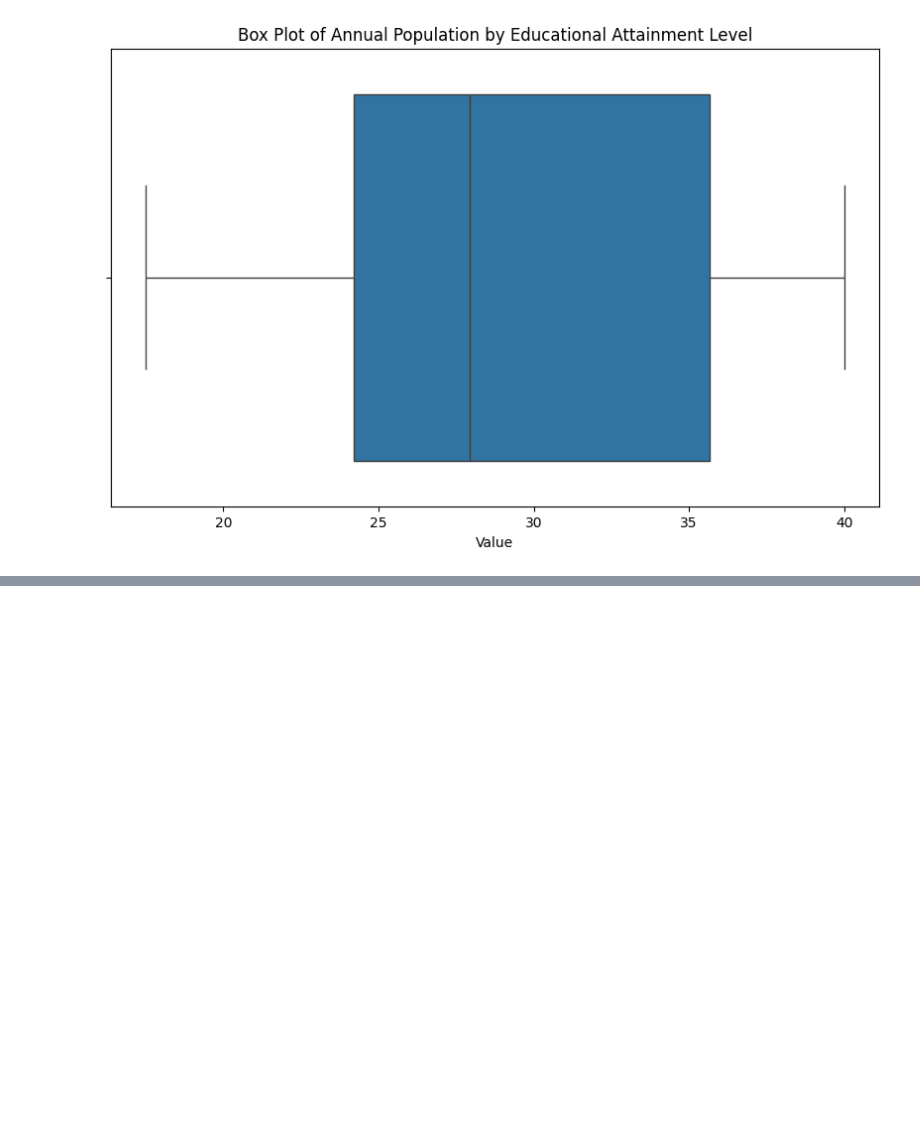
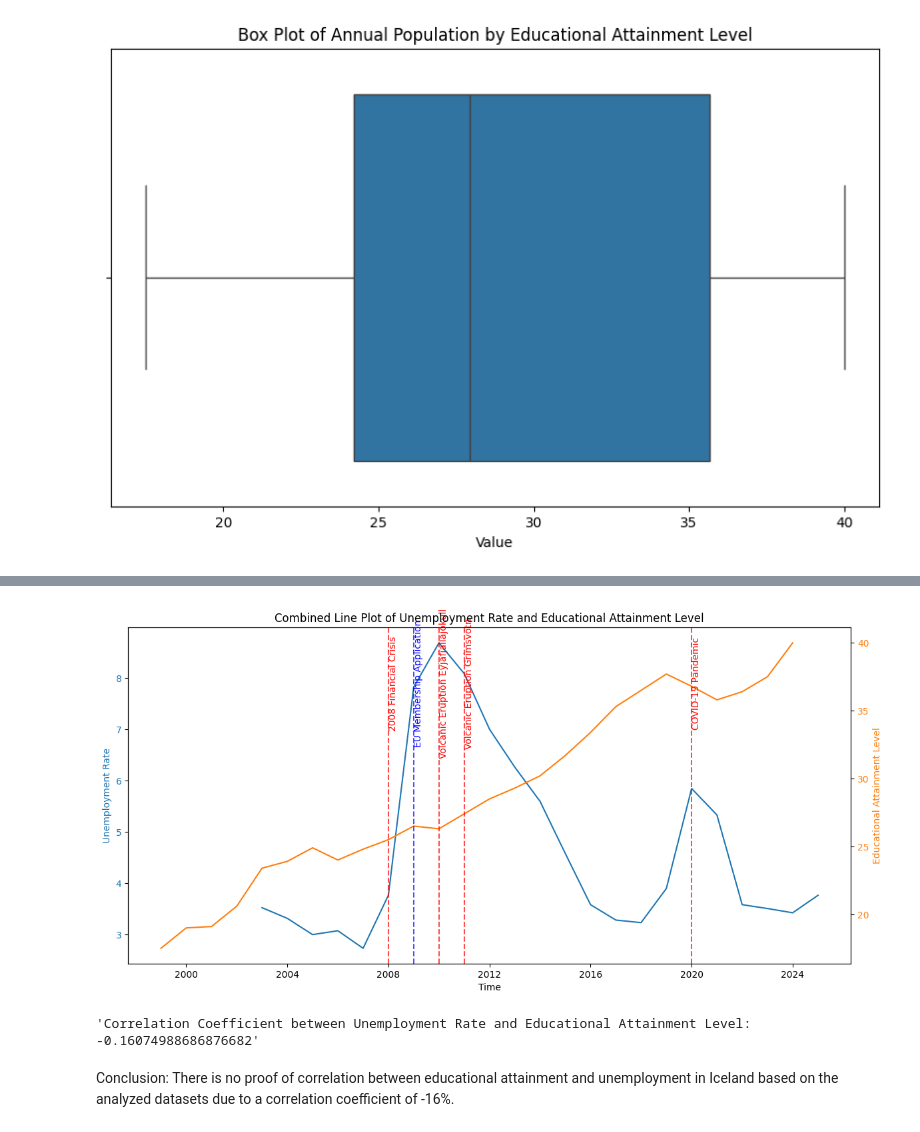
Before and after one commit to muffindud/iceland-data-analysis, a Jupyter notebook: main.ipynb, the cells around one changed output, grey strips where cells are left out. Cells and saved outputs as stored; diff of their text form; code cells hidden in the pictures; blank space fills up the shorter version.

Commit message:
add corr for 2

```diff
--- a/main.ipynb
+++ b/main.ipynb
@@ -799,0 +819,27 @@ make_box_plot(edat_lfse_03).show()
+# %%
+une_rt_m_yearly = combine_to_yearly(une_rt_m)
+edat_lfse_03_yearly = combine_to_yearly(edat_lfse_03)
+
+une_rt_m_yearly.name = "une_rt_m_yearly"
+une_rt_m_yearly.title = "Unemployment Rate"
+edat_lfse_03_yearly.name = "edat_lfse_03_yearly"
+edat_lfse_03_yearly.title = "Educational Attainment Level"
+
+make_combined_line_plot(
+    une_rt_m_yearly,
+    edat_lfse_03_yearly
+).show()
+
+correlation_df = pd.merge(
+    une_rt_m_yearly,
+    edat_lfse_03_yearly,
+    on="time",
+    suffixes=("_unemployment", "_education")
+)
+correlation_coefficient = correlation_df["value_unemployment"].corr(correlation_df["value_education"])
+display(f"Correlation Coefficient between Unemployment Rate and Educational Attainment Level: {correlation_coefficient}")
+# %% [output]
+[figure, added]
+'Correlation Coefficient between Unemployment Rate and Educational Attainment Level: -0.16074988686876682'
+# %% [markdown]
+Conclusion: There is no proof of correlation between educational attainment and unemployment in Iceland based on the analyzed datasets due to a correlation coefficient of -16%.
```
Also changed, not shown: parts of 2 cells of this notebook.
